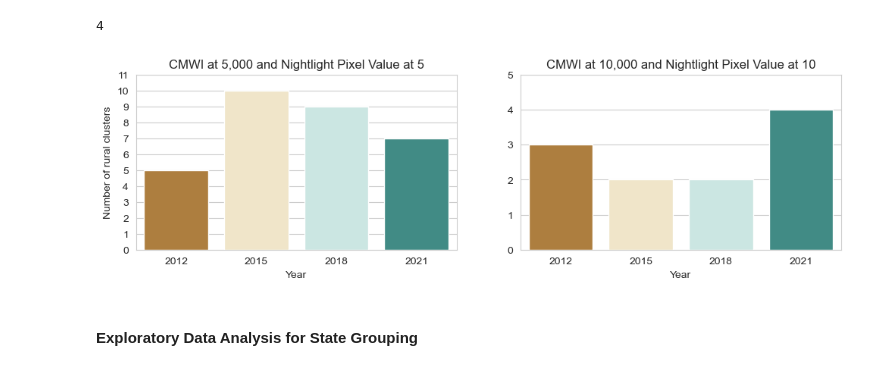
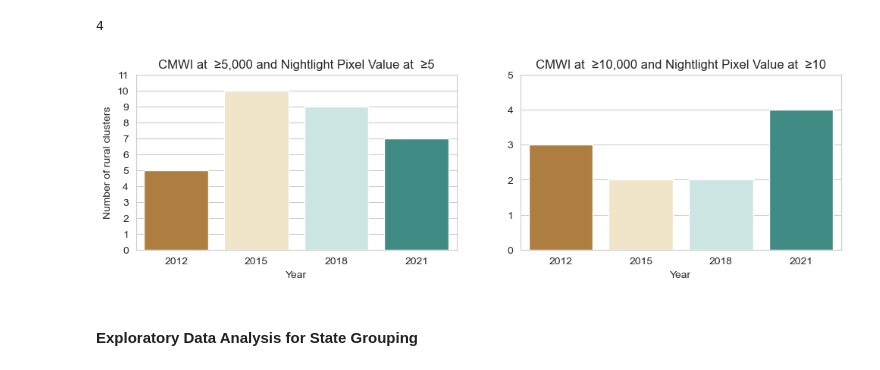
Before and after one commit to idrisaderinto/Electricity-and-Wealth-Project, a Jupyter notebook: Electricity Access and Wealth Project.ipynb, the cells around one changed output. Drawn from its saved outputs; the diff is of its cells as text; code cells hidden in the pictures.

Commit message:
Edits to title of Figure 7

```diff
--- a/Electricity Access and Wealth Project.ipynb
+++ b/Electricity Access and Wealth Project.ipynb
@@ -371,21 +371,21 @@ CMWI_NLvalue2 = pd.DataFrame(data={'Year': [2012,2015,2018,2021],
 # %%
 # Visualising filtered rural clusters based on CMWI and Nightlight Pixel Values
 fig, axes = plt.subplots(1,2, figsize=(12,3))
 sns.barplot(x='Year', y='Number of rural clusters', data=CMWI_NLvalue1, ax=axes[0],palette='BrBG')
 sns.barplot(x='Year', y='Number of rural clusters', data=CMWI_NLvalue2, ax=axes[1],palette='BrBG')
 
-axes[0].set_title("CMWI at 5,000 and Nightlight Pixel Value at 5")
+axes[0].set_title("CMWI at  ≥5,000 and Nightlight Pixel Value at  ≥5")
 axes[0].set_ylim(0,11)
 axes[0].set_yticks(np.arange(0, 12, 1))
 
-axes[1].set_title("CMWI at 10,000 and Nightlight Pixel Value at 10")
+axes[1].set_title("CMWI at  ≥10,000 and Nightlight Pixel Value at  ≥10")
 axes[1].set_ylim(0,5)
 axes[1].set_ylabel('')
 plt.show()
 
 # plt.savefig('Filtered CMWI and NL', bbox_inches='tight', dpi=1000)
 # %% [output]
-[figure, old version]
+[figure, new version]
 # %% [markdown]
 #### Exploratory Data Analysis for State Grouping
 # %%
```
Also changed, not shown: parts of 4 cells of this notebook, 1 other file.
